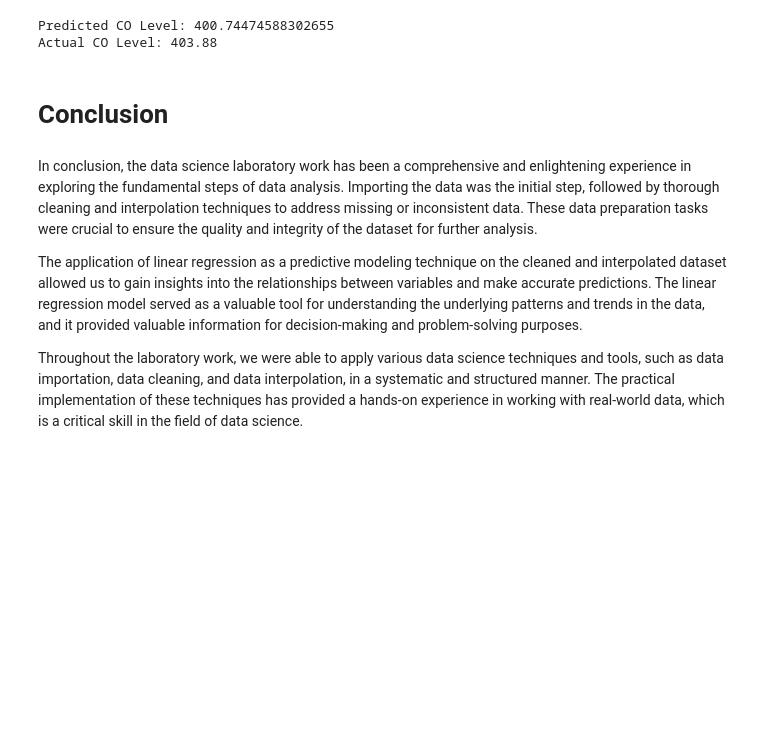
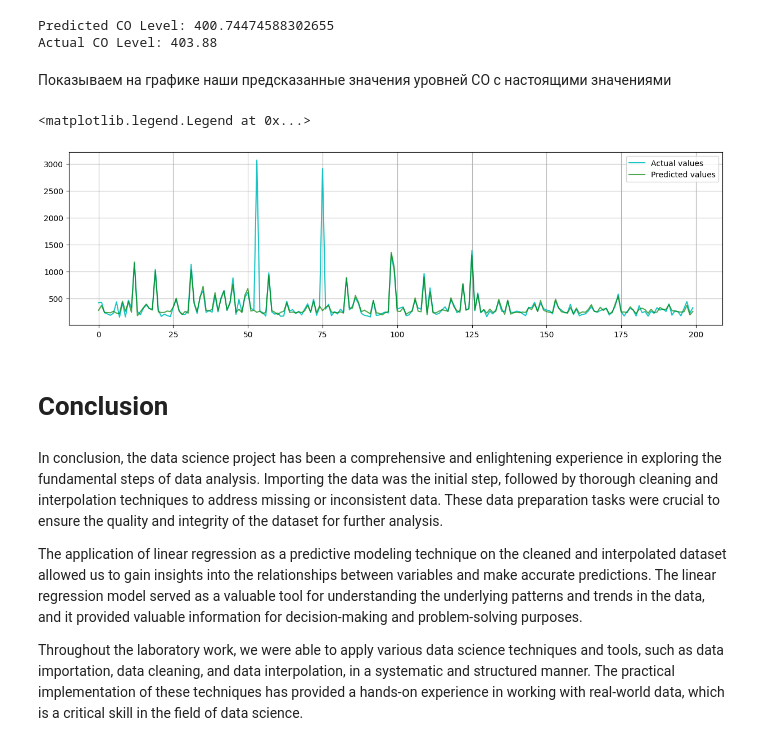
Before and after one commit to MagicSandwich/DataScienceProjectWork, a Jupyter notebook: proj.ipynb, the cells around one changed output. Drawn from its saved outputs; the diff is of its cells as text; code cells hidden in the pictures; blank space fills up the shorter version.

```diff
--- a/proj.ipynb
+++ b/proj.ipynb
@@ -266,10 +274,21 @@ print( "Predicted CO Level:", x_pred_poly.iloc[show:show+1].CO.sum(),"\nActual C
 # %% [output]
 Predicted CO Level: 400.74474588302655
 Actual CO Level: 403.88
+# %% [markdown]
+Показываем на графике наши предсказанные значения уровней СО с настоящими значениями
+# %%
+plt.figure(figsize=(15,4))
+plt.plot( range(len(x_test2.iloc[0:200].CO)), x_test2.iloc[0:200].CO, color='c' ,alpha=0.9,label="Actual values")
+plt.plot( range(len(x_pred_poly.iloc[0:200].CO)), x_pred_poly.iloc[0:200].CO, color='g',alpha=0.69,label="Predicted values")
+plt.grid()
+plt.legend()
+# %% [output]
+<matplotlib.legend.Legend at 0x...>
+[figure, added]
 # %% [markdown]
 # Conclusion
 # %% [markdown]
-In conclusion, the data science laboratory work has been a comprehensive and enlightening experience in exploring the fundamental steps of data analysis. Importing the data was the initial step, followed by thorough cleaning and interpolation techniques to address missing or inconsistent data. These data preparation tasks were crucial to ensure the quality and integrity of the dataset for further analysis.
+In conclusion, the data science project has been a comprehensive and enlightening experience in exploring the fundamental steps of data analysis. Importing the data was the initial step, followed by thorough cleaning and interpolation techniques to address missing or inconsistent data. These data preparation tasks were crucial to ensure the quality and integrity of the dataset for further analysis.
 
 The application of linear regression as a predictive modeling technique on the cleaned and interpolated dataset allowed us to gain insights into the relationships between variables and make accurate predictions. The linear regression model served as a valuable tool for understanding the underlying patterns and trends in the data, and it provided valuable information for decision-making and problem-solving purposes.
 
```
Also changed, not shown: parts of 15 cells of this notebook.
